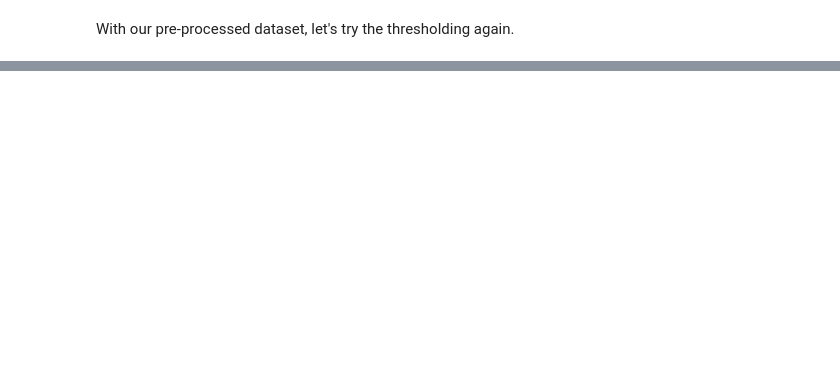
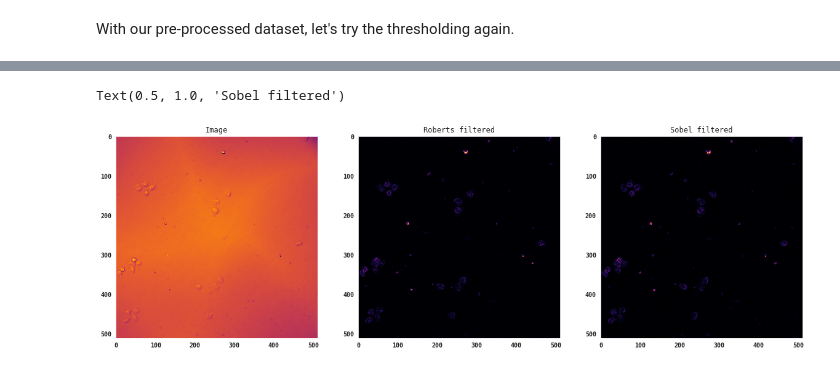
Before and after one commit to DataLucence/StanfordBIOS254-2019, a Jupyter notebook: Code/Lesson2_Preprocessing.ipynb, the cells around one changed output, grey strips where cells are left out. Saved outputs shown, nothing was run; the diff lists cells and outputs as text; code cells hidden in the pictures; blank space fills up the shorter version.

```diff
--- a/Code/Lesson2_Preprocessing.ipynb
+++ b/Code/Lesson2_Preprocessing.ipynb
@@ -346,0 +323,19 @@ def mask_im(im, threshold):
+# %%
+channel = 'DIC'
+from skimage.filters import roberts, sobel
+sigma = 3
+data_roberts = roberts(data[channel])
+data_sobel = sobel(data[channel])
+
+fig, ax = plt.subplots(1, 3, figsize=(20, 10))
+ax[0].imshow(data[channel], cmap='inferno')
+ax[0].set_title('Image')
+
+ax[1].imshow(data_roberts, cmap='inferno')
+ax[1].set_title('Roberts filtered')
+
+ax[2].imshow(data_sobel, cmap='inferno')
+ax[2].set_title('Sobel filtered')
+# %% [output]
+Text(0.5, 1.0, 'Sobel filtered')
+[figure, added]
```
Also changed, not shown: parts of 23 cells of this notebook.
